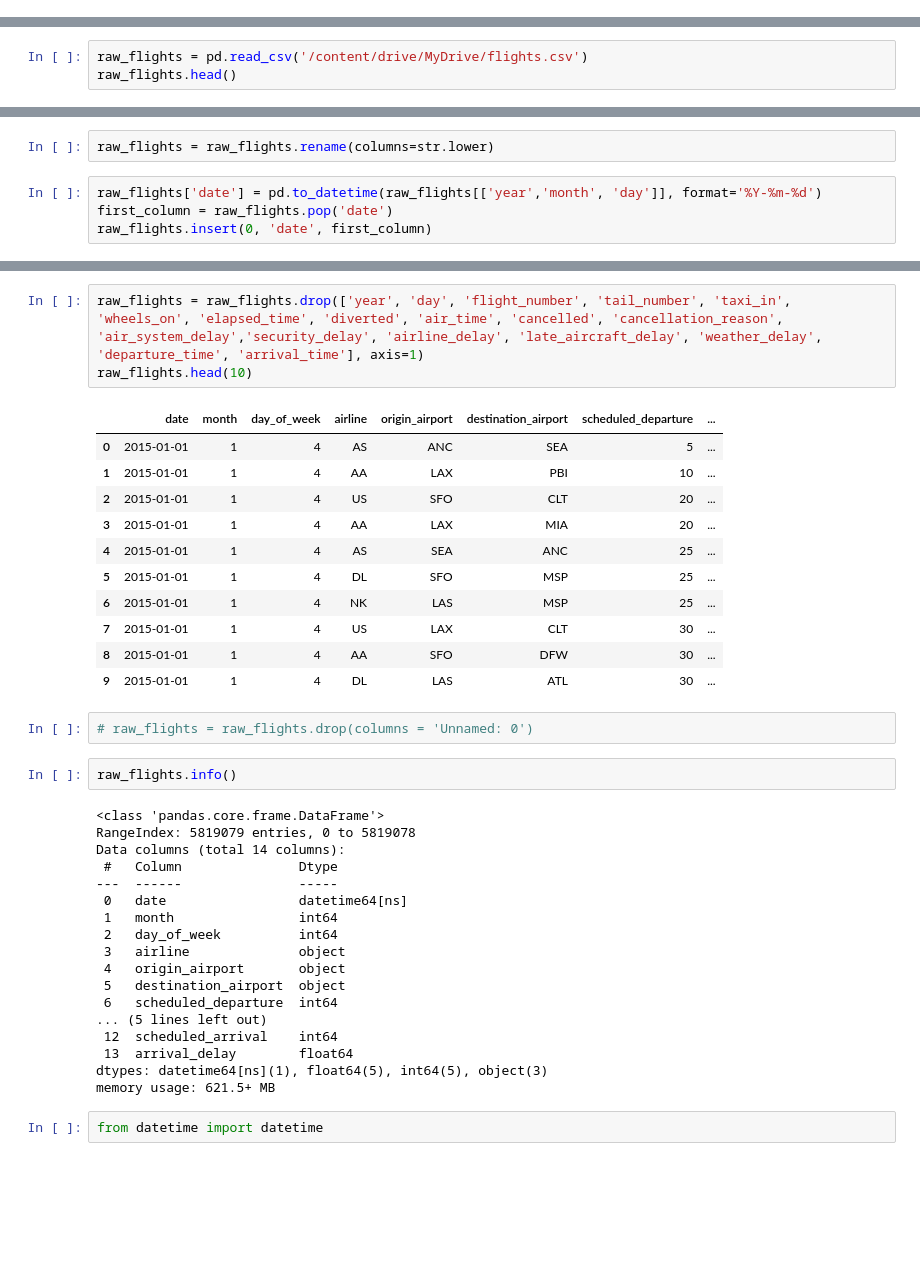
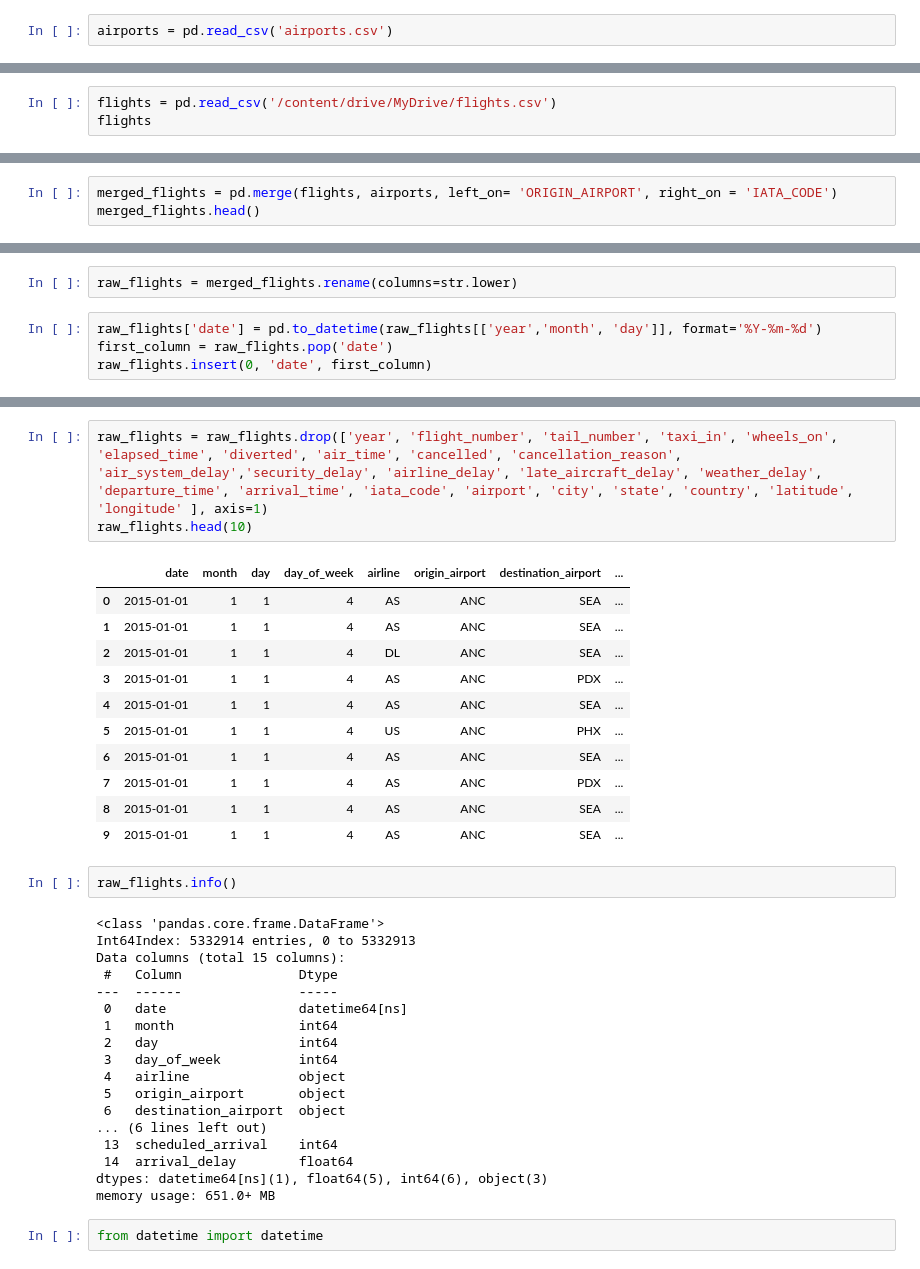
Before and after one commit to lukaszek358/SDA, a Jupyter notebook: projekt_końcowy.ipynb, the cells around one changed output, grey strips where cells are left out. Cells and saved outputs as stored; diff of their text form; blank space fills up the shorter version.

```diff
--- a/projekt_końcowy.ipynb
+++ b/projekt_końcowy.ipynb
@@ -12,3 +12,5 @@ import math
 # %%
 import seaborn as sns
 import matplotlib.pyplot as plt
+# %%
+airports = pd.read_csv('airports.csv')
@@ -15,3 +19,3 @@ import matplotlib.pyplot as plt
 # %%
-raw_flights = pd.read_csv('/content/drive/MyDrive/flights.csv')
-raw_flights.head()
+flights = pd.read_csv('/content/drive/MyDrive/flights.csv')
+flights
@@ -25,0 +22,3 @@ raw_flights.head()
+# %%
+merged_flights = pd.merge(flights, airports, left_on= 'ORIGIN_AIRPORT', right_on = 'IATA_CODE')
+merged_flights.head()
@@ -26,5 +41,5 @@ raw_flights.head()
 # %%
-raw_flights = raw_flights.rename(columns=str.lower)
+raw_flights = merged_flights.rename(columns=str.lower)
 # %%
 raw_flights['date'] = pd.to_datetime(raw_flights[['year','month', 'day']], format='%Y-%m-%d')
 first_column = raw_flights.pop('date')
@@ -32,40 +53,38 @@ raw_flights.insert(0, 'date', first_column)
 # %%
-raw_flights = raw_flights.drop(['year', 'day', 'flight_number', 'tail_number', 'taxi_in', 'wheels_on', 'elapsed_time', 'diverted', 'air_time', 'cancelled', 'cancellation_reason', 'air_system_delay','security_delay', 'airline_delay', 'late_aircraft_delay', 'weather_delay', 'departure_time', 'arrival_time'], axis=1)
+raw_flights = raw_flights.drop(['year', 'flight_number', 'tail_number', 'taxi_in', 'wheels_on', 'elapsed_time', 'diverted', 'air_time', 'cancelled', 'cancellation_reason', 'air_system_delay','security_delay', 'airline_delay', 'late_aircraft_delay', 'weather_delay', 'departure_time', 'arrival_time', 'iata_code', 'airport', 'city', 'state', 'country', 'latitude', 'longitude' ], axis=1)
 raw_flights.head(10)
 # %% [output]
-|  | date | month | day_of_week | airline | origin_airport | destination_airport | scheduled_departure | ... |
-| 0 | 2015-01-01 | 1 | 4 | AS | ANC | SEA | 5 | ... |
-| 1 | 2015-01-01 | 1 | 4 | AA | LAX | PBI | 10 | ... |
-| 2 | 2015-01-01 | 1 | 4 | US | SFO | CLT | 20 | ... |
-| 3 | 2015-01-01 | 1 | 4 | AA | LAX | MIA | 20 | ... |
-| 4 | 2015-01-01 | 1 | 4 | AS | SEA | ANC | 25 | ... |
-| 5 | 2015-01-01 | 1 | 4 | DL | SFO | MSP | 25 | ... |
-| 6 | 2015-01-01 | 1 | 4 | NK | LAS | MSP | 25 | ... |
-| 7 | 2015-01-01 | 1 | 4 | US | LAX | CLT | 30 | ... |
-| 8 | 2015-01-01 | 1 | 4 | AA | SFO | DFW | 30 | ... |
-| 9 | 2015-01-01 | 1 | 4 | DL | LAS | ATL | 30 | ... |
+|  | date | month | day | day_of_week | airline | origin_airport | destination_airport | ... |
+| 0 | 2015-01-01 | 1 | 1 | 4 | AS | ANC | SEA | ... |
+| 1 | 2015-01-01 | 1 | 1 | 4 | AS | ANC | SEA | ... |
+| 2 | 2015-01-01 | 1 | 1 | 4 | DL | ANC | SEA | ... |
+| 3 | 2015-01-01 | 1 | 1 | 4 | AS | ANC | PDX | ... |
+| 4 | 2015-01-01 | 1 | 1 | 4 | AS | ANC | SEA | ... |
+| 5 | 2015-01-01 | 1 | 1 | 4 | US | ANC | PHX | ... |
+| 6 | 2015-01-01 | 1 | 1 | 4 | AS | ANC | SEA | ... |
+| 7 | 2015-01-01 | 1 | 1 | 4 | AS | ANC | PDX | ... |
+| 8 | 2015-01-01 | 1 | 1 | 4 | AS | ANC | SEA | ... |
+| 9 | 2015-01-01 | 1 | 1 | 4 | AS | ANC | SEA | ... |
-# %%
-# raw_flights = raw_flights.drop(columns = 'Unnamed: 0')
 # %%
 raw_flights.info()
 # %% [output]
 <class 'pandas.core.frame.DataFrame'>
-RangeIndex: 5819079 entries, 0 to 5819078
-Data columns (total 14 columns):
+Int64Index: 5332914 entries, 0 to 5332913
+Data columns (total 15 columns):
  #   Column               Dtype
 ---  ------               -----
  0   date                 datetime64[ns]
  1   month                int64
- 2   day_of_week          int64
- 3   airline              object
- 4   origin_airport       object
- 5   destination_airport  object
- 6   scheduled_departure  int64
-... (5 lines left out)
- 12  scheduled_arrival    int64
- 13  arrival_delay        float64
-dtypes: datetime64[ns](1), float64(5), int64(5), object(3)
-memory usage: 621.5+ MB
+ 2   day                  int64
+ 3   day_of_week          int64
+ 4   airline              object
+ 5   origin_airport       object
+ 6   destination_airport  object
+... (6 lines left out)
+ 13  scheduled_arrival    int64
+ 14  arrival_delay        float64
+dtypes: datetime64[ns](1), float64(5), int64(6), object(3)
+memory usage: 651.0+ MB
 # %%
 from datetime import datetime
 # %%
```
Also changed, not shown: parts of 39 cells of this notebook.
